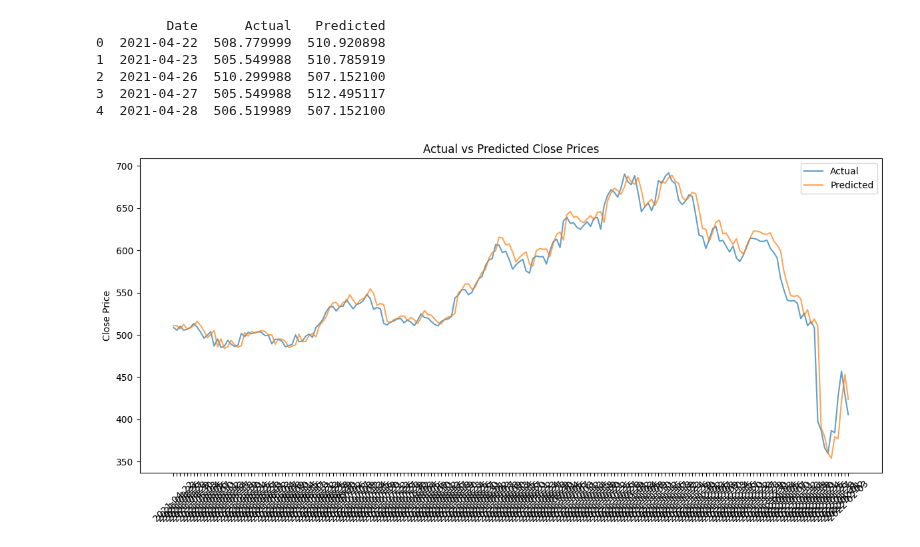
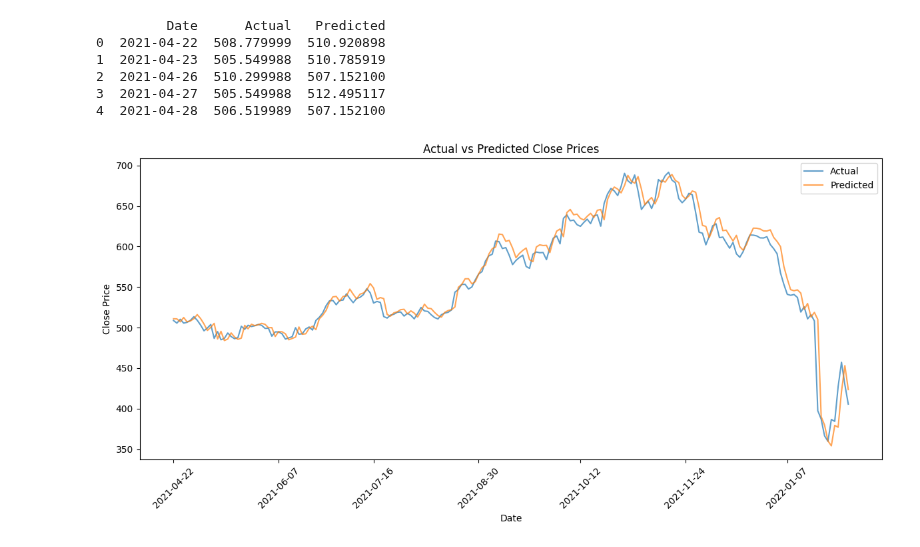
Before and after one commit to 23092003e/Stock-Price-Forecasting-System-Using-Apache-Spark, a Jupyter notebook: notebooks/lstm.ipynb, the cells around one changed output. Cells and saved outputs as stored; diff of their text form; code cells hidden in the pictures.

```diff
--- a/notebooks/lstm.ipynb
+++ b/notebooks/lstm.ipynb
@@ -292,15 +292,19 @@ print(results_df.head())
 3  2021-04-27  505.549988  512.495117
 4  2021-04-28  506.519989  507.152100
 # %%
+import matplotlib.dates as mdates
+
 plt.figure(figsize=(12, 6))
 plt.plot(results_df['Date'], results_df['Actual'], label='Actual', alpha=0.7)
 plt.plot(results_df['Date'], results_df['Predicted'], label='Predicted', alpha=0.7)
 plt.xlabel('Date')
 plt.ylabel('Close Price')
 plt.title('Actual vs Predicted Close Prices')
 plt.legend()
 plt.xticks(rotation=45)
+plt.gca().xaxis.set_major_locator(mdates.AutoDateLocator())
+
 plt.tight_layout()
 plt.show()
 # %% [output]
-[figure, old version]
+[figure, new version]
```
Also changed, not shown: 1 other file.
